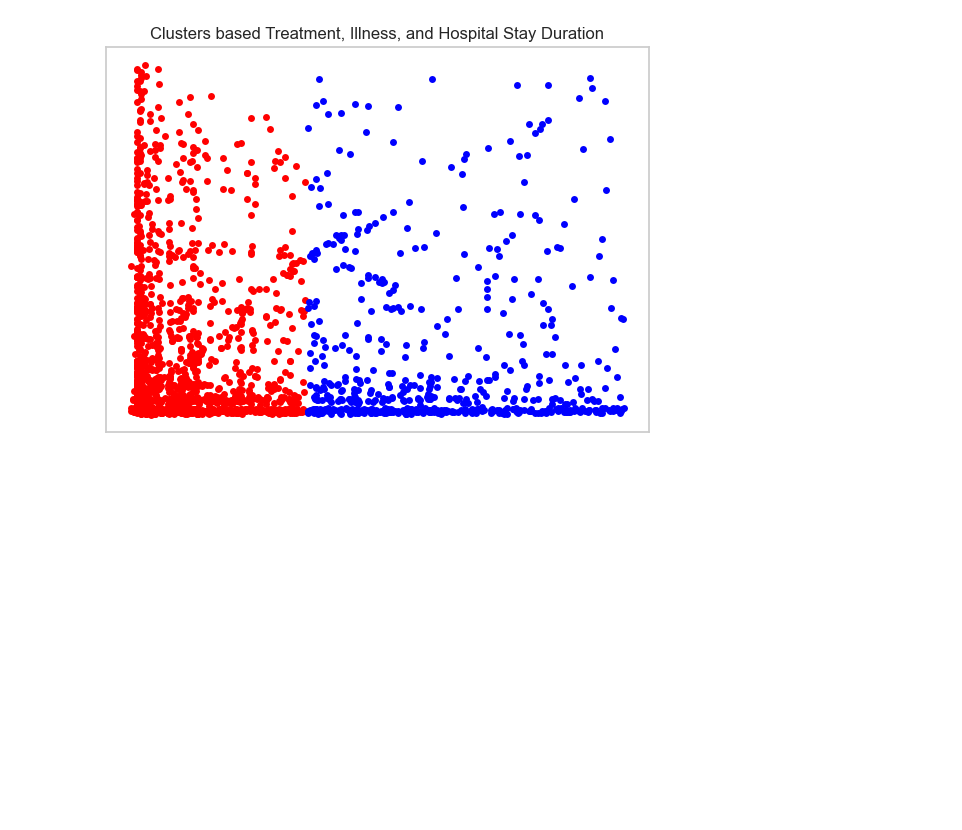
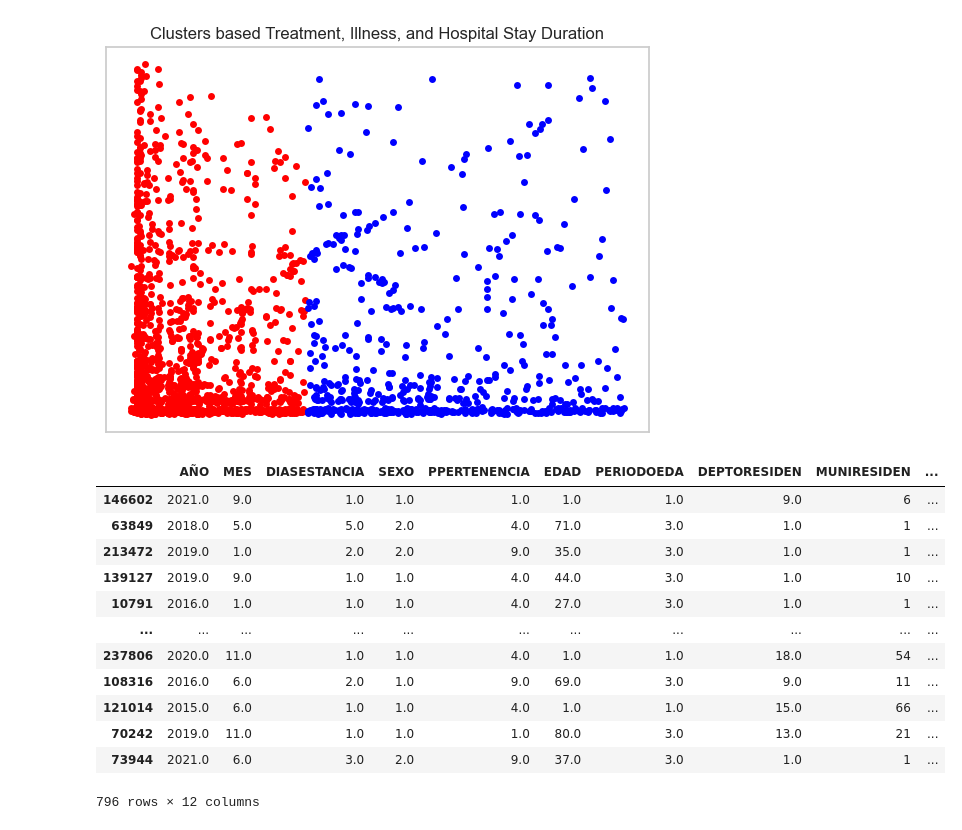
Before and after one commit to MelissaPerez09/Proyecto-DataMining, a Jupyter notebook: Proyecto1.ipynb, the cells around one changed output. Drawn from its saved outputs; the diff is of its cells as text; code cells hidden in the pictures; blank space fills up the shorter version.

```diff
--- a/Proyecto1.ipynb
+++ b/Proyecto1.ipynb
@@ -829,3 +829,31 @@ ax.grid(False)
 plt.show()
 # %% [output]
 [figure]
+# %%
+
+# QUIERO SACAR LAS ENFERMEDADES MAS COMUNES DEL DATAFRAME (CAUFIN)
+
+value_counts = df2['CAUFIN'].value_counts()
+
+legth = len(df2)
+# Buscamos solo tener las 10 mas frecuentres
+value_counts = value_counts[:10]
+
+# Obetener los valores asociados a las enfermedades del dataframe
+df3 = df2[df2['CAUFIN'].isin(value_counts.index)]
+
+df3
+# %% [output]
+|  | AÑO | MES | DIASESTANCIA | SEXO | PPERTENENCIA | EDAD | PERIODOEDA | DEPTORESIDEN | MUNIRESIDEN | ... |
+| 146602 | 2021.0 | 9.0 | 1.0 | 1.0 | 1.0 | 1.0 | 1.0 | 9.0 | 6 | ... |
+| 63849 | 2018.0 | 5.0 | 5.0 | 2.0 | 4.0 | 71.0 | 3.0 | 1.0 | 1 | ... |
+| 213472 | 2019.0 | 1.0 | 2.0 | 2.0 | 9.0 | 35.0 | 3.0 | 1.0 | 1 | ... |
+| 139127 | 2019.0 | 9.0 | 1.0 | 1.0 | 4.0 | 44.0 | 3.0 | 1.0 | 10 | ... |
+| 10791 | 2016.0 | 1.0 | 1.0 | 1.0 | 4.0 | 27.0 | 3.0 | 1.0 | 1 | ... |
+| ... | ... | ... | ... | ... | ... | ... | ... | ... | ... | ... |
+| 237806 | 2020.0 | 11.0 | 1.0 | 1.0 | 4.0 | 1.0 | 1.0 | 18.0 | 54 | ... |
+| 108316 | 2016.0 | 6.0 | 2.0 | 1.0 | 9.0 | 69.0 | 3.0 | 9.0 | 11 | ... |
+| 121014 | 2015.0 | 6.0 | 1.0 | 1.0 | 4.0 | 1.0 | 1.0 | 15.0 | 66 | ... |
+| 70242 | 2019.0 | 11.0 | 1.0 | 1.0 | 1.0 | 80.0 | 3.0 | 13.0 | 21 | ... |
+| 73944 | 2021.0 | 6.0 | 3.0 | 2.0 | 9.0 | 37.0 | 3.0 | 1.0 | 1 | ... |
+796 rows × 12 columns
```
Also changed, not shown: parts of 3 cells of this notebook, 4 other files.
